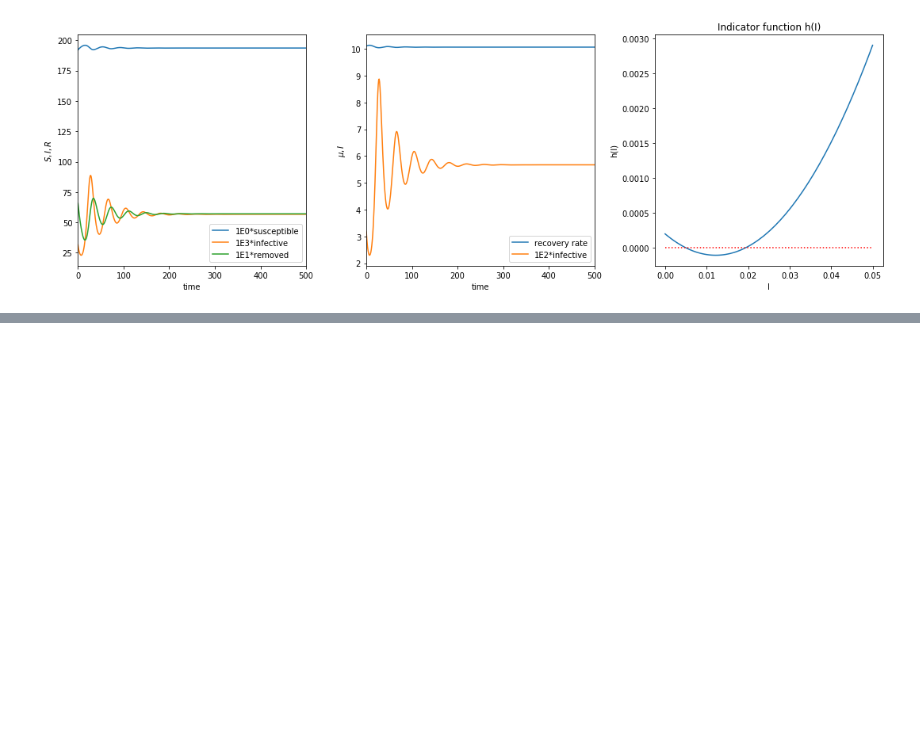
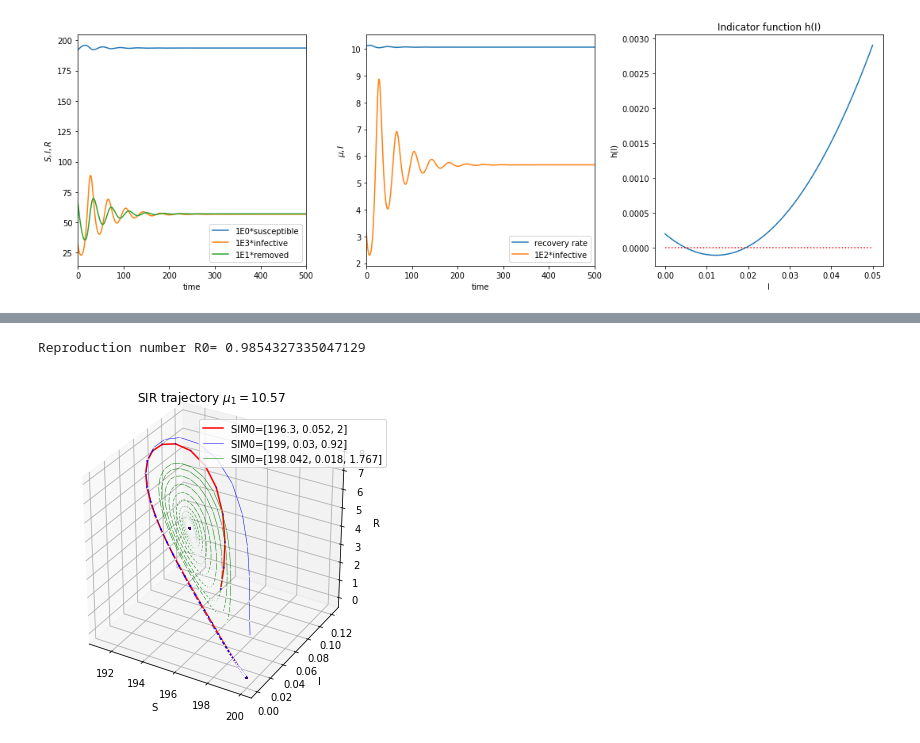
Before and after one commit to JWatter/DynamicalSystems_and_Bifurcation, a Jupyter notebook: source code/task5_sir_bed_model.ipynb, the cells around one changed output, grey strips where cells are left out. Saved outputs shown, nothing was run; the diff lists cells and outputs as text; code cells hidden in the pictures; blank space fills up the shorter version.

```diff
--- a/source code/task5_sir_bed_model.ipynb
+++ b/source code/task5_sir_bed_model.ipynb
@@ -152,0 +161,43 @@ fig.tight_layout()
+# %%
+# SIR model parameters
+A=20
+mu0 = 10
+d=0.1
+nu=1
+
+mu1 = 10.57
+b=0.012
+beta=11.5
+print("Reproduction number R0=", R0(beta, d, nu, mu1))
+
+fig=plt.figure(figsize=(5,5))
+ax=fig.add_subplot(111,projection="3d")
+time = np.linspace(t_0,15000,NT)
+
+cmap = ["BuPu", "Purples", "bwr"][1]
+
+SIM0 = [196.3, 0.052, 2]
+sol = solve_ivp(model, t_span=[time[0],time[-1]], y0=SIM0, t_eval=time, args=(mu0, mu1, beta, A, d, nu, b), method='DOP853', rtol=rtol, atol=atol)
+ax.plot(sol.y[0], sol.y[1], sol.y[2], 'r-', label='SIM0=[196.3, 0.052, 2]');
+ax.scatter(sol.y[0], sol.y[1], sol.y[2], s=1, c=time, cmap='bwr');
+
+SIM0 = [199, 0.03, 0.92]
+sol = solve_ivp(model, t_span=[time[0],time[-1]], y0=SIM0, t_eval=time, args=(mu0, mu1, beta, A, d, nu, b), method='DOP853', rtol=rtol, atol=atol)
+ax.plot(sol.y[0], sol.y[1], sol.y[2], 'b-',label = "SIM0=[199, 0.03, 0.92]", lw=0.5);
+ax.scatter(sol.y[0], sol.y[1], sol.y[2], s=1, c=time, cmap="Purples");
+
+SIM0 = [198.042, 0.018, 1.767]
+sol = solve_ivp(model, t_span=[time[0],time[-1]], y0=SIM0, t_eval=time, args=(mu0, mu1, beta, A, d, nu, b), method='DOP853', rtol=rtol, atol=atol)
+ax.plot(sol.y[0], sol.y[1], sol.y[2], 'g-', label = "SIM0=[198.042, 0.018, 1.767]",lw=0.5);
+ax.scatter(sol.y[0], sol.y[1], sol.y[2], s=1, c=time, cmap="Purples");
+
+ax.set_xlabel("S")
+ax.set_ylabel("I")
+ax.set_zlabel("R")
+ax.legend(bbox_to_anchor=(1.04,0.9), loc='upper right')
+
+ax.set_title("SIR trajectory "+r'$\mu_1=$'+ str(mu1) )
+fig.tight_layout()
+# %% [output]
+Reproduction number R0= 0.9854327335047129
+[figure, added]
```
Also changed, not shown: parts of 2 cells of this notebook.
